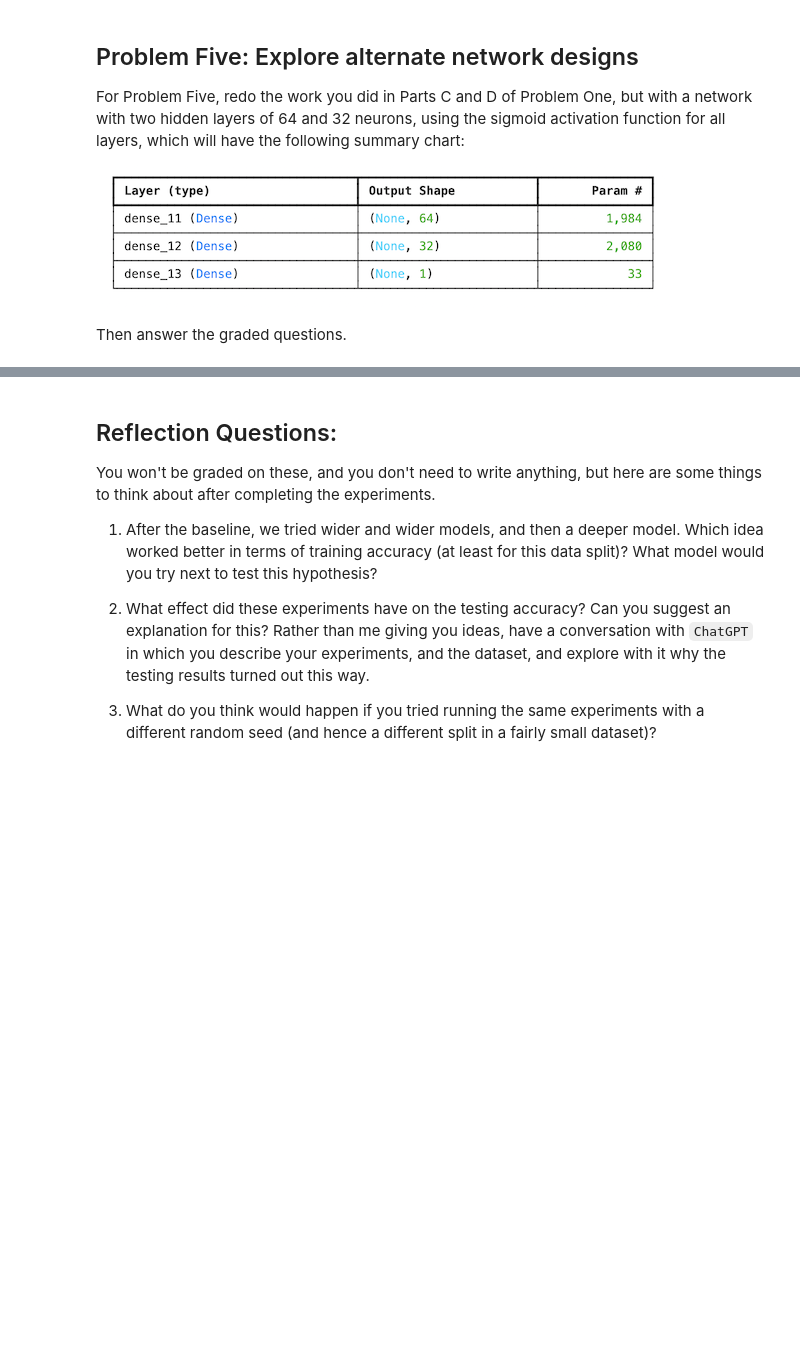
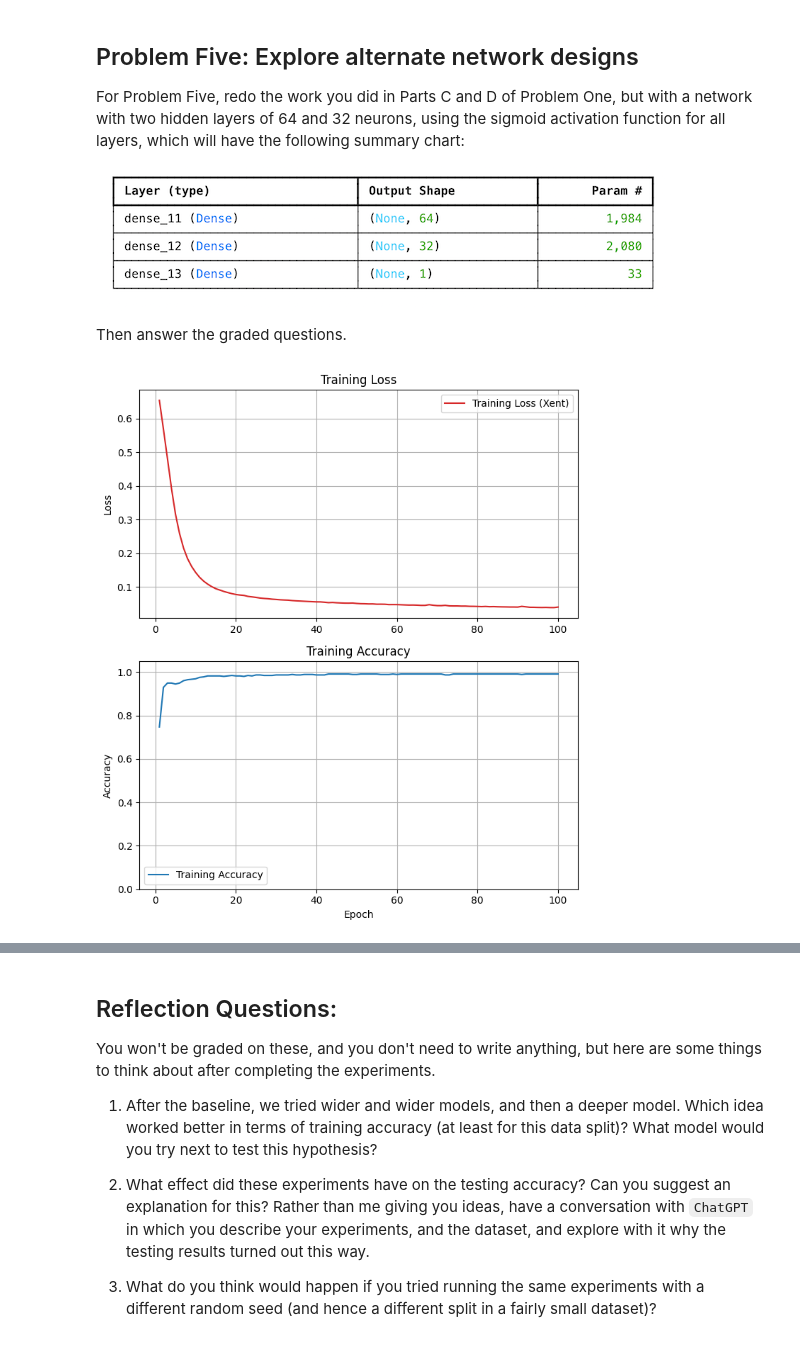
Before and after one commit to aidandig/DX703-HW, a Jupyter notebook: Homework_01.ipynb, the cells around one changed output, grey strips where cells are left out. Cells and saved outputs as stored; diff of their text form; code cells hidden in the pictures; blank space fills up the shorter version.

```diff
--- a/Homework_01.ipynb
+++ b/Homework_01.ipynb
@@ -466,3 +580,29 @@ will have the following summary chart:
 Then answer the graded questions.
 # %%
 # Your code here, add additional cells if you wish
+
+model_five = keras.Sequential(
+    [
+        keras.layers.Input(shape=X_train.shape[1],),
+        keras.layers.Dense(64, activation="sigmoid"),
+        keras.layers.Dense(32, activation="sigmoid"),
+        keras.layers.Dense(1, activation="sigmoid")
+    ]
+)
+
+classes = np.unique(y_train)
+weights = class_weight.compute_class_weight(class_weight='balanced', classes=classes, y=y_train)
+
+class_weight_dict = dict(zip(classes, weights))
+
+model_five.compile(optimizer='adam', loss='binary_crossentropy', metrics=['accuracy'])
+
+model_history = model_five.fit(X_train_scaled,
+                                   y_train,
+                                   epochs = n_epochs,
+                                   class_weight = class_weight_dict,
+                                   verbose = 0)
+
+plot_history(model_history)
+# %% [output]
+[figure, added]
```
Also changed, not shown: parts of 24 cells of this notebook.
